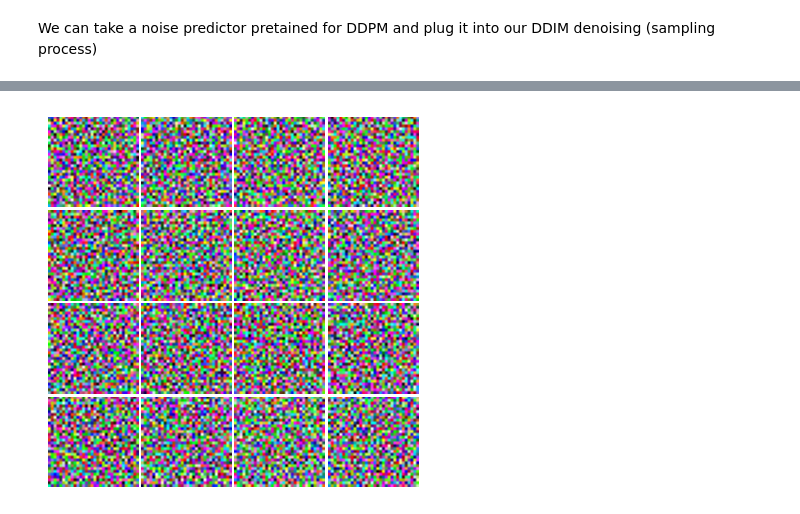
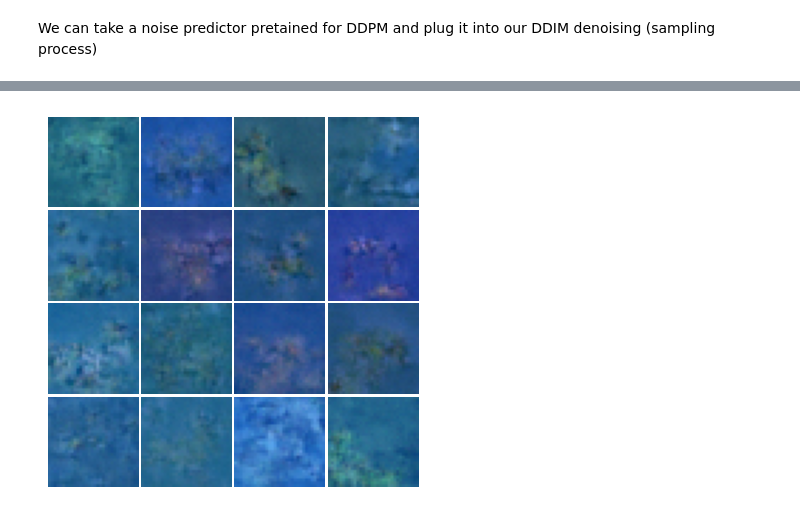
Before and after one commit to aryamanpandya99/computer_vision, a Jupyter notebook: ddim.ipynb, the cells around one changed output, grey strips where cells are left out. Saved outputs shown, nothing was run; the diff lists cells and outputs as text; code cells hidden in the pictures.

```diff
--- a/ddim.ipynb
+++ b/ddim.ipynb
@@ -129,21 +108,20 @@ term1: tensor([[[[-1.0235, -0.9843, -0.9819,  ..., -1.0153, -1.0149, -1.0343],
 # %%
 from matplotlib import pyplot as plt
 
-fig, axes = plt.subplots(4, 4, figsize=(4, 4))
+def show_images(sampled_images_cpu):
+    fig, axes = plt.subplots(4, 4, figsize=(4, 4))
 
-for i in range(16):
-    img = sampled_images_cpu[i]
-    row = i // 4
-    col = i % 4
+    for i in range(16):
+        img = sampled_images_cpu[i]
+        row = i // 4
+        col = i % 4
 
-    img = img * 0.5 + 0.5
-    img = img.permute(1, 2, 0).numpy()
+        img = img * 0.5 + 0.5
+        img = img.permute(1, 2, 0).numpy()
 
-    axes[row, col].imshow(img)
-    axes[row, col].axis('off')
+        axes[row, col].imshow(img)
+        axes[row, col].axis('off')
 
-plt.tight_layout()
-plt.subplots_adjust(wspace=0.03, hspace=0.03)
-plt.show()
+    plt.tight_layout()
+    plt.subplots_adjust(wspace=0.03, hspace=0.03)
+    plt.show()
-# %% [output]
-[figure, removed]
@@ -149,0 +135,8 @@ plt.show()
+# %%
+from src.ddpm import sample_images
+
+samples = sample_images(model, beta_schedule, 1000, device, (3, 32, 32))
+ddpm_samples = samples.cpu()
+show_images(ddpm_samples)
+# %% [output]
+[figure, added]
```
Also changed, not shown: parts of 4 cells of this notebook, 1 other file.
